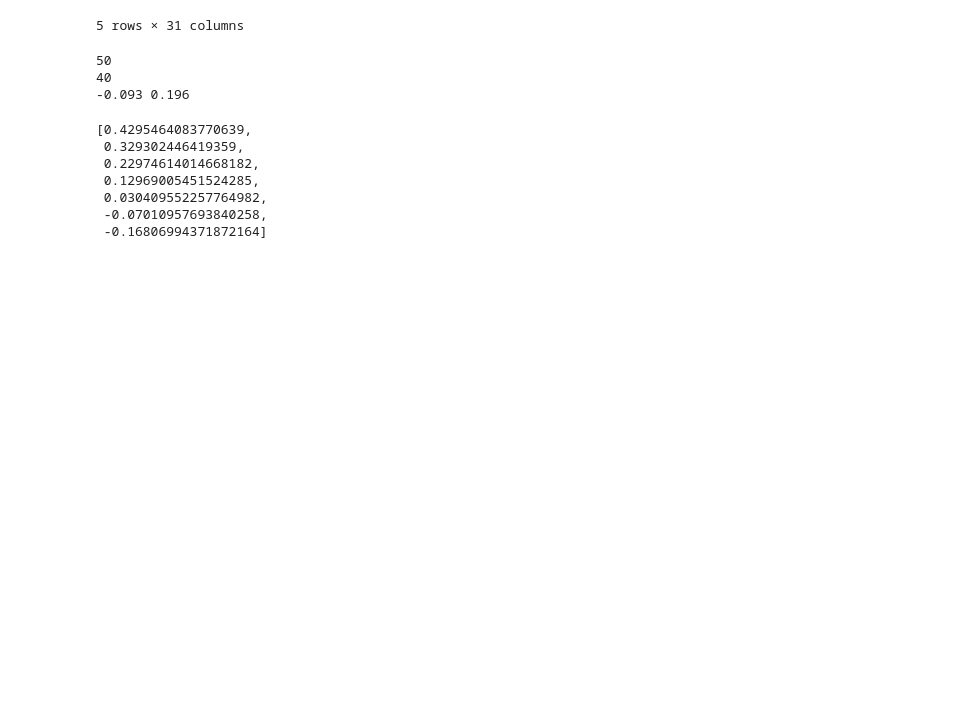
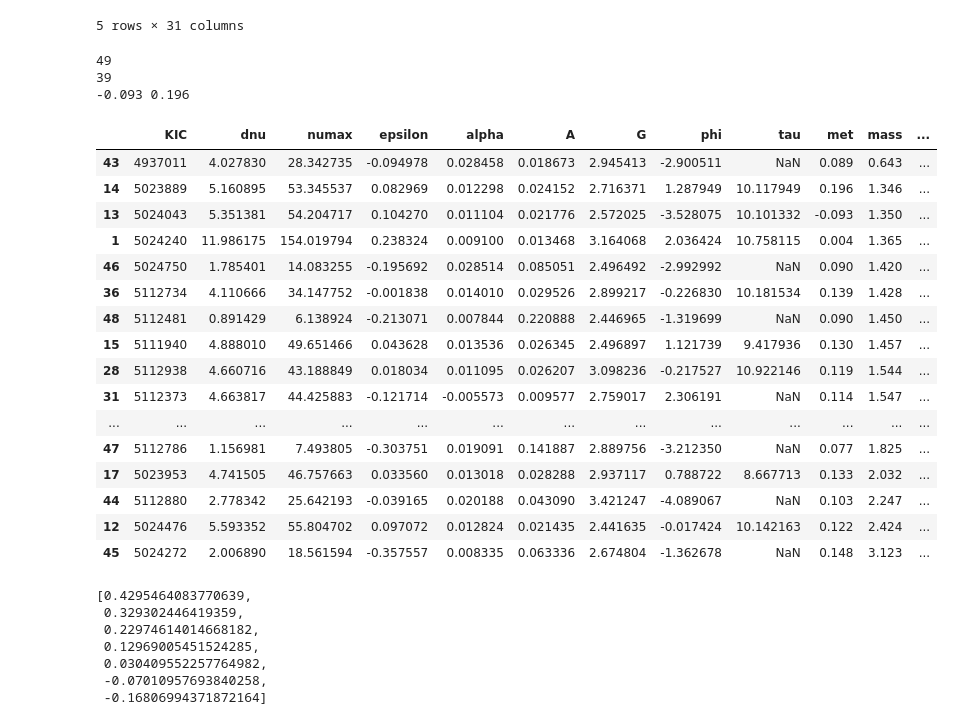
Before and after one commit to daw538/y4project, a Jupyter notebook: JoshFiles/mesareader-NGC6819.ipynb, the cells around one changed output. Saved outputs shown, nothing was run; the diff lists cells and outputs as text; code cells hidden in the pictures; blank space fills up the shorter version.

```diff
--- a/JoshFiles/mesareader-NGC6819.ipynb
+++ b/JoshFiles/mesareader-NGC6819.ipynb
@@ -108,31 +108,49 @@ df_met.head()
 # %%
 #display(df_met.KIC)
 #display(df_stanstars.KIC)
 print(len(df_stanstars.KIC))
 metap = []
 masap = []
 agap = []
 df_dropped = df_stanstars
 for i in df_stanstars.KIC:
     if i in df_met.KIC.values:
         metap.append(float(df_met.loc[df_met.KIC == i]['FeH'].values[0]))
         masap.append(float(df_met.loc[df_met.KIC == i]['M(cor)'].values[0]))
         agap.append(float(df_met.loc[df_met.KIC == i]['LogAge'].values[0]))
     else:
 
         df_dropped = df_dropped.drop(df_stanstars.loc[df_stanstars.KIC == i].index)
 
 print(len(df_dropped))
 df_dropped['met'] = metap
 df_dropped['mass'] = masap
 df_dropped['logage'] = agap
+df_dropped = df_dropped.drop([38])
 df_dropped.head(200)
 print(min(df_dropped.met), max(df_dropped.met))
-#df_dropped.sort_values(by=['mass'])
+df_dropped.sort_values(by=['mass'])
 # %% [output]
-50
-40
+49
+39
 -0.093 0.196
+|  | KIC | dnu | numax | epsilon | alpha | A | G | phi | tau | met | mass | ... |
+| 43 | 4937011 | 4.027830 | 28.342735 | -0.094978 | 0.028458 | 0.018673 | 2.945413 | -2.900511 | NaN | 0.089 | 0.643 | ... |
+| 14 | 5023889 | 5.160895 | 53.345537 | 0.082969 | 0.012298 | 0.024152 | 2.716371 | 1.287949 | 10.117949 | 0.196 | 1.346 | ... |
+| 13 | 5024043 | 5.351381 | 54.204717 | 0.104270 | 0.011104 | 0.021776 | 2.572025 | -3.528075 | 10.101332 | -0.093 | 1.350 | ... |
+| 1 | 5024240 | 11.986175 | 154.019794 | 0.238324 | 0.009100 | 0.013468 | 3.164068 | 2.036424 | 10.758115 | 0.004 | 1.365 | ... |
+| 46 | 5024750 | 1.785401 | 14.083255 | -0.195692 | 0.028514 | 0.085051 | 2.496492 | -2.992992 | NaN | 0.090 | 1.420 | ... |
+| 36 | 5112734 | 4.110666 | 34.147752 | -0.001838 | 0.014010 | 0.029526 | 2.899217 | -0.226830 | 10.181534 | 0.139 | 1.428 | ... |
+| 48 | 5112481 | 0.891429 | 6.138924 | -0.213071 | 0.007844 | 0.220888 | 2.446965 | -1.319699 | NaN | 0.090 | 1.450 | ... |
+| 15 | 5111940 | 4.888010 | 49.651466 | 0.043628 | 0.013536 | 0.026345 | 2.496897 | 1.121739 | 9.417936 | 0.130 | 1.457 | ... |
+| 28 | 5112938 | 4.660716 | 43.188849 | 0.018034 | 0.011095 | 0.026207 | 3.098236 | -0.217527 | 10.922146 | 0.119 | 1.544 | ... |
+| 31 | 5112373 | 4.663817 | 44.425883 | -0.121714 | -0.005573 | 0.009577 | 2.759017 | 2.306191 | NaN | 0.114 | 1.547 | ... |
+| ... | ... | ... | ... | ... | ... | ... | ... | ... | ... | ... | ... | ... |
+| 47 | 5112786 | 1.156981 | 7.493805 | -0.303751 | 0.019091 | 0.141887 | 2.889756 | -3.212350 | NaN | 0.077 | 1.825 | ... |
+| 17 | 5023953 | 4.741505 | 46.757663 | 0.033560 | 0.013018 | 0.028288 | 2.937117 | 0.788722 | 8.667713 | 0.133 | 2.032 | ... |
+| 44 | 5112880 | 2.778342 | 25.642193 | -0.039165 | 0.020188 | 0.043090 | 3.421247 | -4.089067 | NaN | 0.103 | 2.247 | ... |
+| 12 | 5024476 | 5.593352 | 55.804702 | 0.097072 | 0.012824 | 0.021435 | 2.441635 | -0.017424 | 10.142163 | 0.122 | 2.424 | ... |
+| 45 | 5024272 | 2.006890 | 18.561594 | -0.357557 | 0.008335 | 0.063336 | 2.674804 | -1.362678 | NaN | 0.148 | 3.123 | ... |
 # %%
 Masses = np.arange(1.40, 1.75, 0.01)
 MetHe = ['X0.674.Z0.0329', 'X0.689.Z0.0267', 'X0.701.Z0.0216', 'X0.711.Z0.0174',
```
Also changed, not shown: parts of 3 cells of this notebook.
